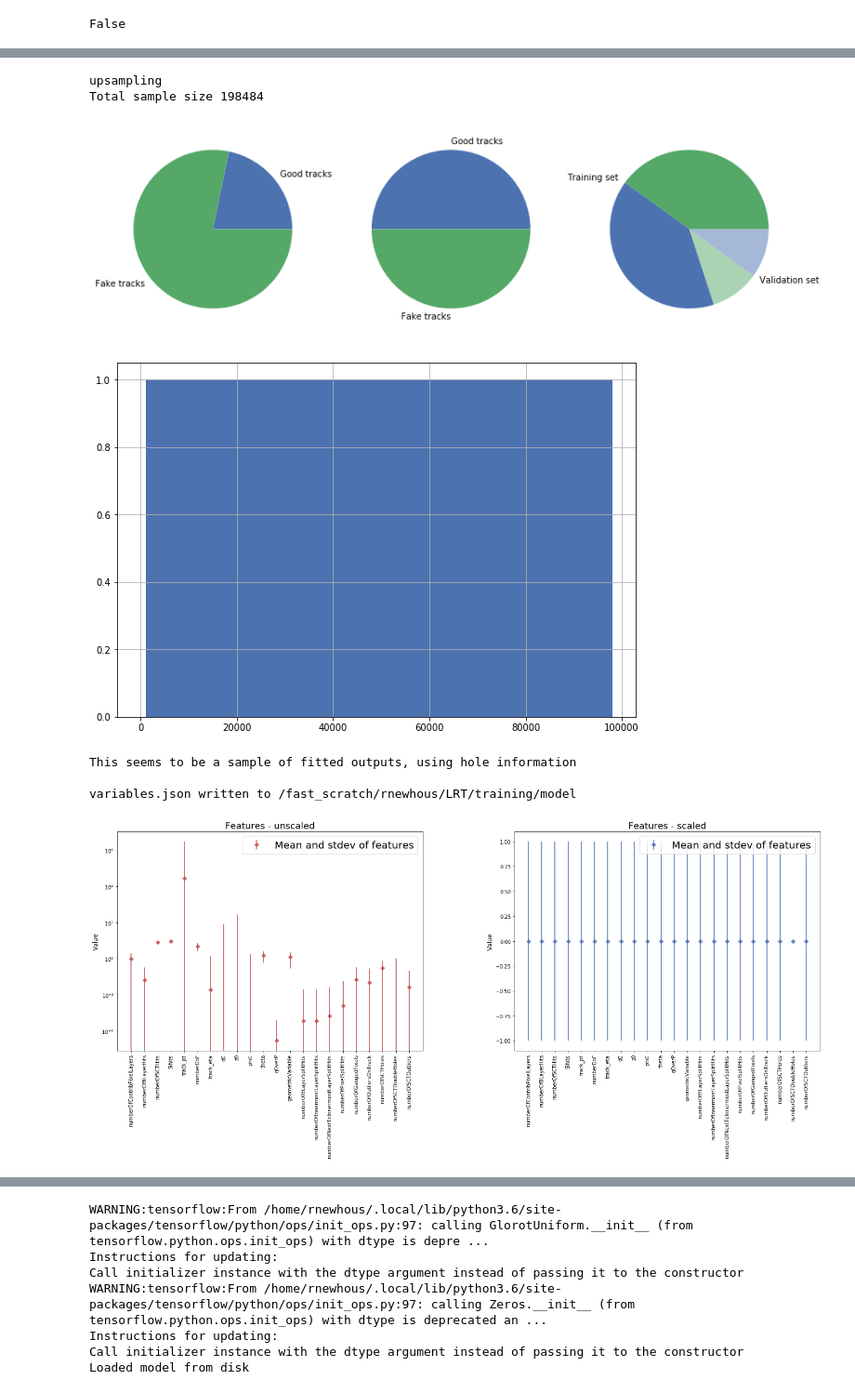
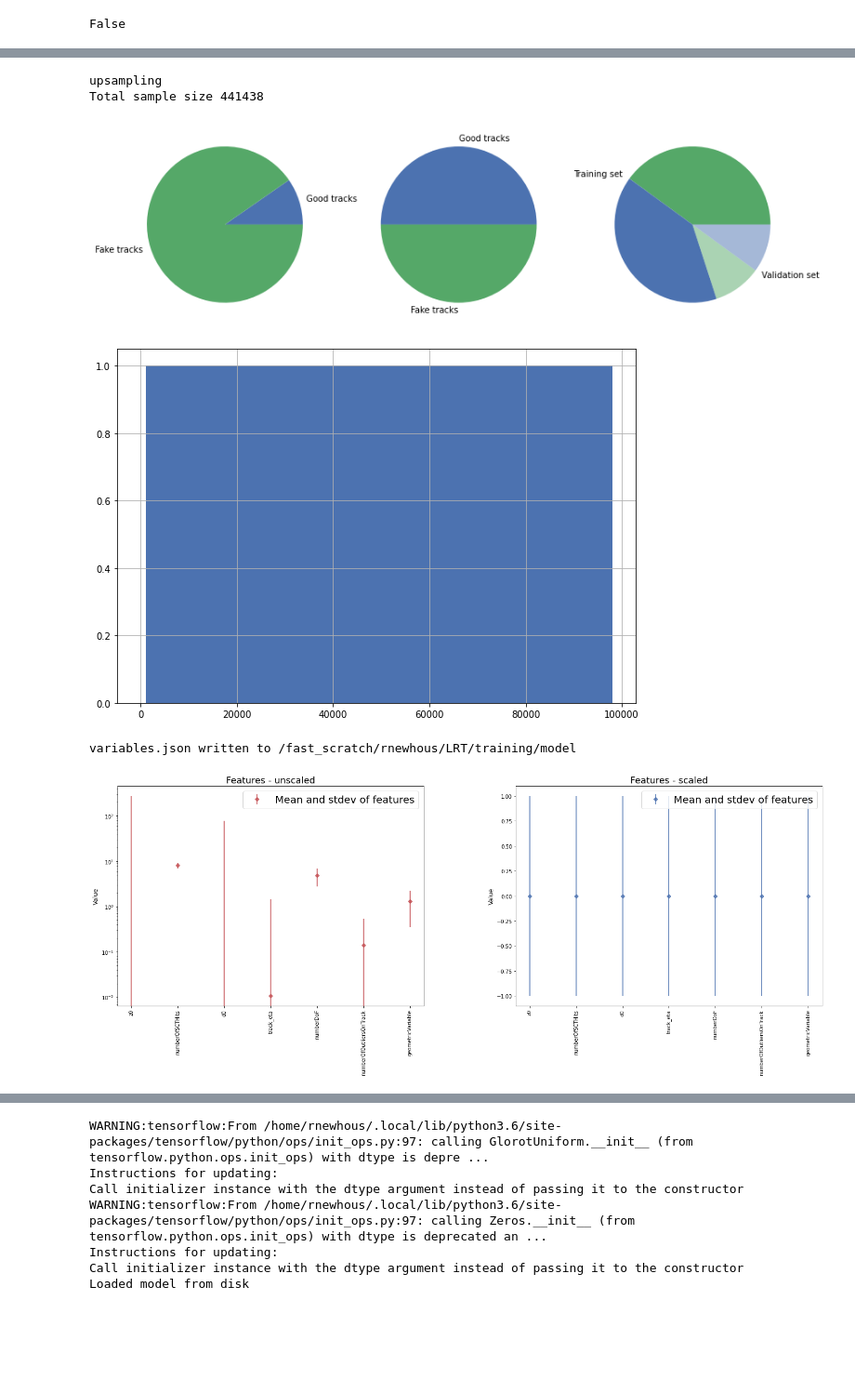
Before and after one commit to robinnewhouse/LRTNotebooks, a Jupyter notebook: Training.ipynb, the cells around one changed output, grey strips where cells are left out. Shown at 93% size. Drawn from its saved outputs; the diff is of its cells as text; code cells hidden in the pictures; blank space fills up the shorter version.

Commit message:
Permutation importance successful

```diff
--- a/Training.ipynb
+++ b/Training.ipynb
@@ -89,7 +89,7 @@ dir_name = "/fast_scratch/rnewhous/LRT/training/"
 # os.chdir(dir_name)
 
 # This specifies the subdirectory where the training samples are stored. I found it useful to seaparate the topologies this way.
-samples = glob.glob(dir_name+'track_info_outputs*.root')
+samples = glob.glob(dir_name+'track_info_inputs*.root')
 # samples = [
 #     dir_name+'track_info_InDetSummaryDumpAlg_SiSpSeededLargeD0Tracks.root',
 # ]
@@ -361,8 +361,8 @@ pie2[0][0].set_alpha(0.0)
 pie2[0][1].set_alpha(0.0)
 # %% [output]
 upsampling
-Total sample size 198484
+Total sample size 441438
-[figure, old version]
+[figure, new version]
 # %%
 ### Weighing tracks by pt
 # In this section we weight each track by its inverse histogram weight.
@@ -392,7 +392,7 @@ df['track_weights'] = track_weights
 # Some gaps may appear if no tracks fall in that pt range
 ax = df.track_pt.hist(bins=bins, density=False,figsize=(10,7), weights=track_weights)
 # %% [output]
-[figure, old version]
+[figure, new version]
 # %%
 ### Select relevant features and scale them
 # This could be done with a scikitlearn utility, but we're interested in recording the exact values of scaling and offset.
@@ -451,6 +451,19 @@ if len(df["numberOfPixelHoles"].unique()) > 1:
 #     "numberOfSCTSpoiltHits",
     ])
 
+# redefined based on permutation importance
+inputs_names = [
+"z0",
+"numberOfSCTHits",
+"d0",
+# "Sihits",
+"track_eta",
+# "theta",
+# "numberOfContribPixelLayers",
+"numberDoF",
+"numberOfOutliersOnTrack",
+"geometricVariable",
+]
 
 # Prepare for saving information to lwtnn
 # See https://github.com/dguest/lwtnn-tutorial-for-btaggers for motivation for this section
@@ -493,36 +506,34 @@ val_weights =  track_weights[int(0.8*len(X)) : len(X)]
 
 # Check the samples are consistent
 assert(len(X_train) == len(Y_train))
 assert(len(X_train) == len(train_weights))
 assert(len(X_val) == len(Y_val))
 assert(len(X_val) == len(val_weights))
 
 # Plot features
 X_mean_new = X.mean(axis=0)
 X_std_new = X.std(axis=0)
 
 labels = inputs_names
 fig, (ax1, ax2) = plt.subplots(1, 2,figsize=(25,8))
 ax1.semilogy(labels, np.array(X_mean), alpha=0, label='Track')
 unscaled = ax1.errorbar(labels, np.array(X_mean), yerr=X_std, fmt='D', color='#C44E52', ecolor='#C44E52', linewidth=2, alpha = 0.8, label='_nolegend_')
 ax1.xaxis.set_tick_params(rotation=90)
 ax1.legend([unscaled],["Mean and stdev of features"], fontsize=20)
 ax1.set_title("Features - unscaled", fontsize=18)
 ax1.set_ylabel("Value", fontsize=12)
 
 ax2.plot(labels, np.array(X_mean_new), alpha=0, label='Track')
 scaled = ax2.errorbar(labels, np.array(X_mean_new), yerr=X_std_new, fmt='D', color='#4C72B0', ecolor='#4C72B0', linewidth=2, alpha = 0.8, label='_nolegend_')
 ax2.xaxis.set_tick_params(rotation=90)
 ax2.legend([scaled],["Mean and stdev of features"], fontsize=20)
 ax2.set_title("Features - scaled", fontsize=18)
 ax2.set_ylabel("Value", fontsize=12)
 
 plt.subplots_adjust(wspace = 0.3)
 # %% [output]
-This seems to be a sample of fitted outputs, using hole information
-
 variables.json written to /fast_scratch/rnewhous/LRT/training/model
-[figure, old version]
+[figure, new version]
 # %%
 ### Callback functions
 
```
Also changed, not shown: parts of 23 cells of this notebook.
